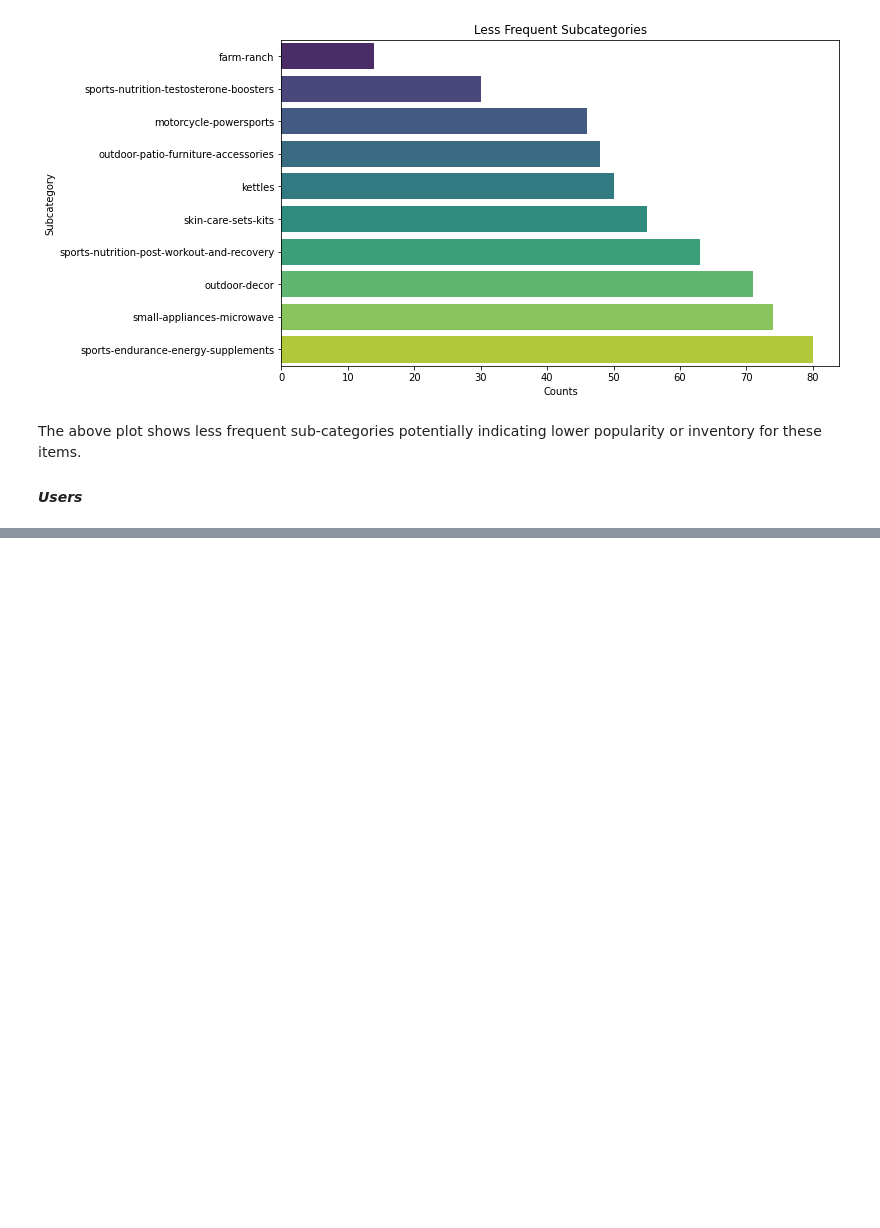
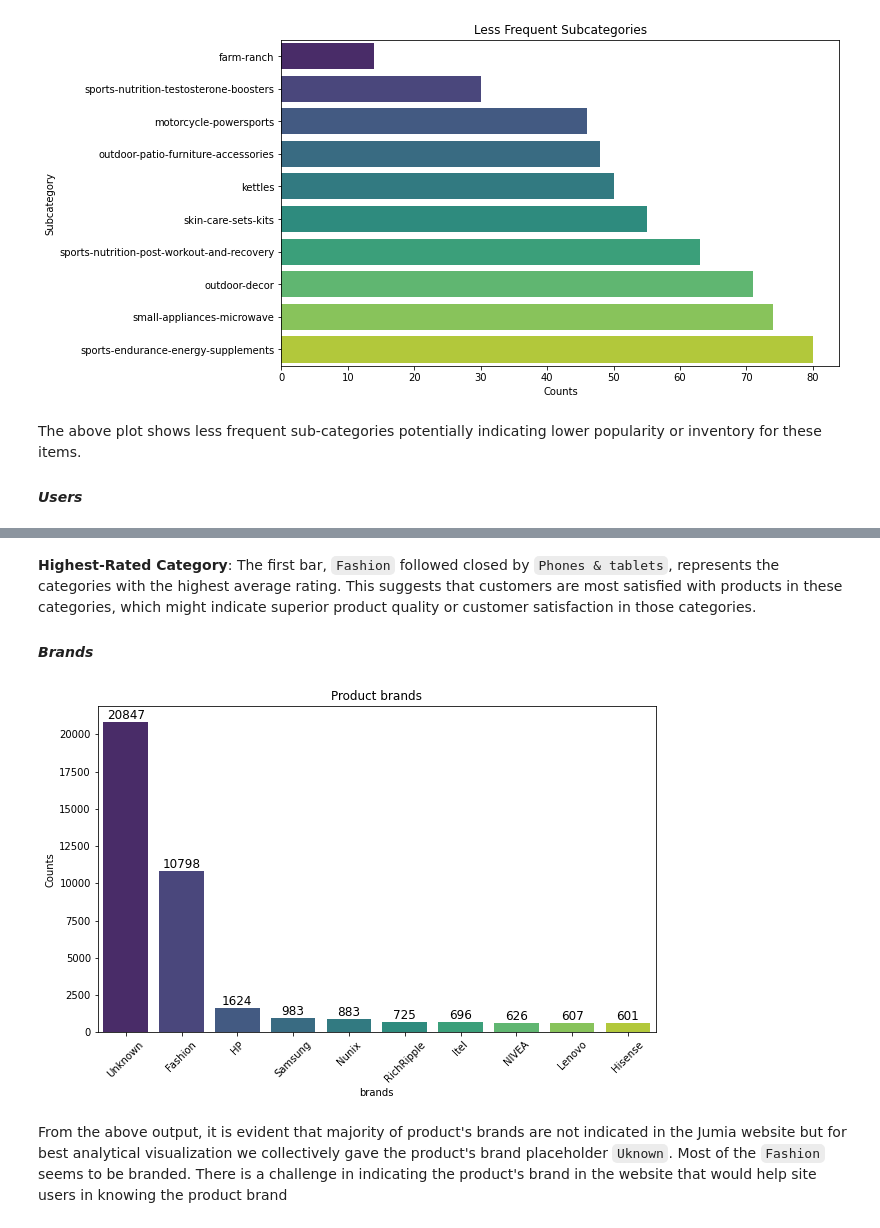
Before and after one commit to joakimTI/JUMIA-PRODUCTS-RECOMMENDATION-AND-PRODUCT-REVIEW-SYSTEM, a Jupyter notebook: index.ipynb, the cells around one changed output, grey strips where cells are left out. Saved outputs shown, nothing was run; the diff lists cells and outputs as text; code cells hidden in the pictures; blank space fills up the shorter version.

```diff
--- a/index.ipynb
+++ b/index.ipynb
@@ -579,0 +589,23 @@ Name: count, dtype: int64
+# %% [markdown]
+**Highest-Rated Category**: The first bar, `Fashion` followed closed by `Phones & tablets`, represents the categories with the highest average rating. This suggests that customers are most satisfied with products in these categories, which might indicate superior product quality or customer satisfaction in those categories.
+
+#### *Brands*
+# %%
+# Get the top 10 users by count
+product_brands = df['brand'].value_counts().head(10)
+
+# Plot the vertical bar chart for the top 10 users
+plt.figure(figsize=(10, 6))
+ax = sns.barplot(x=product_brands.index, y=product_brands.values, palette='viridis')
+# Annotate the bars with the count values
+for i, value in enumerate(product_brands.values):
+    ax.text(i, value + 0.5, str(value), ha='center', va='bottom', fontsize=12)
+plt.title('Product brands')
+plt.xlabel('brands')
+plt.ylabel('Counts')
+plt.xticks(rotation=45)  # Rotate x labels for better readability
+plt.show();
+# %% [output]
+[figure, added]
+# %% [markdown]
+From the above output, it is evident that majority of product's brands are not indicated in the Jumia website but for best analytical visualization we collectively gave the product's brand placeholder `Uknown`. Most of the `Fashion` seems to be branded. There is a challenge in indicating the product's brand in the website that would help site users in knowing the product brand
```
Also changed, not shown: parts of 5 cells of this notebook.
